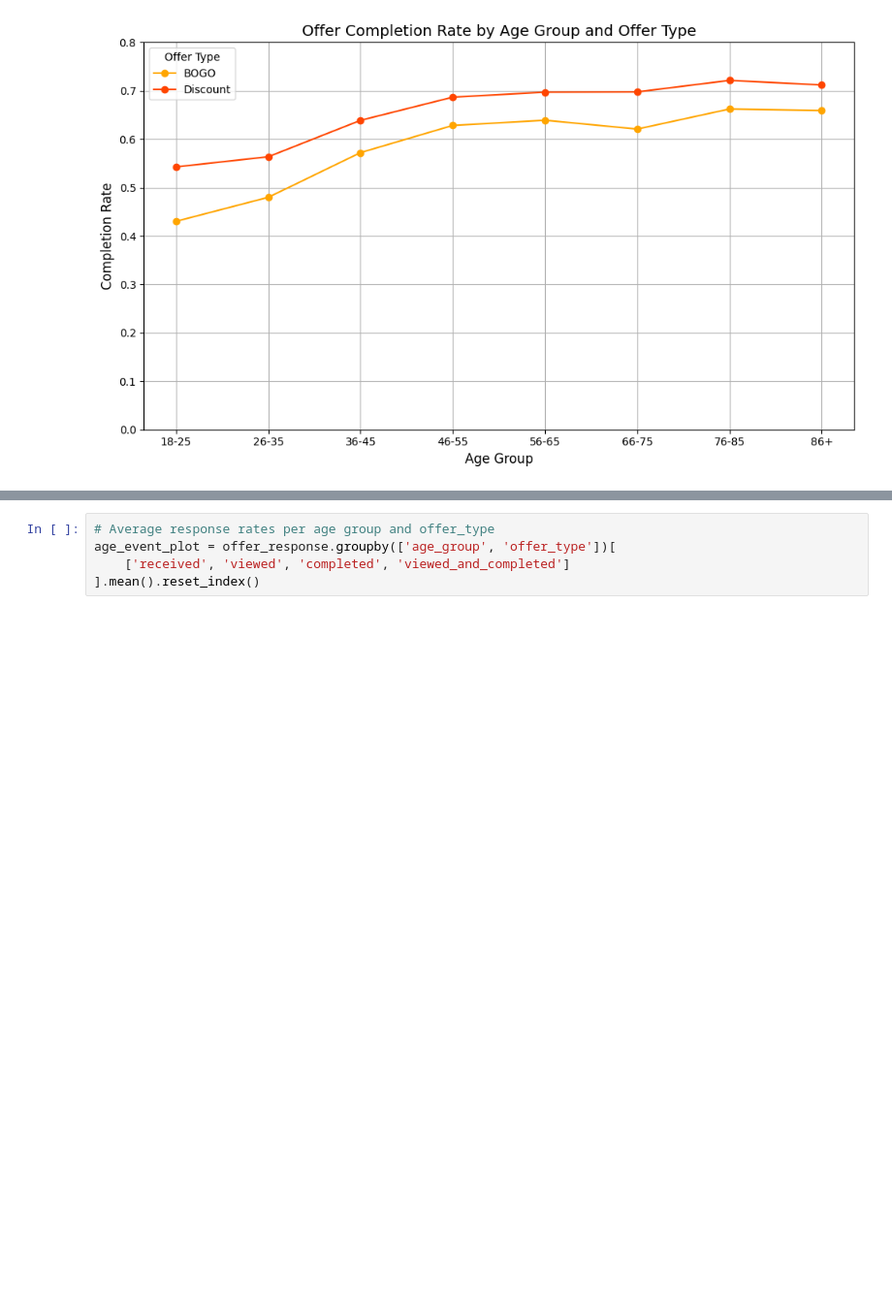
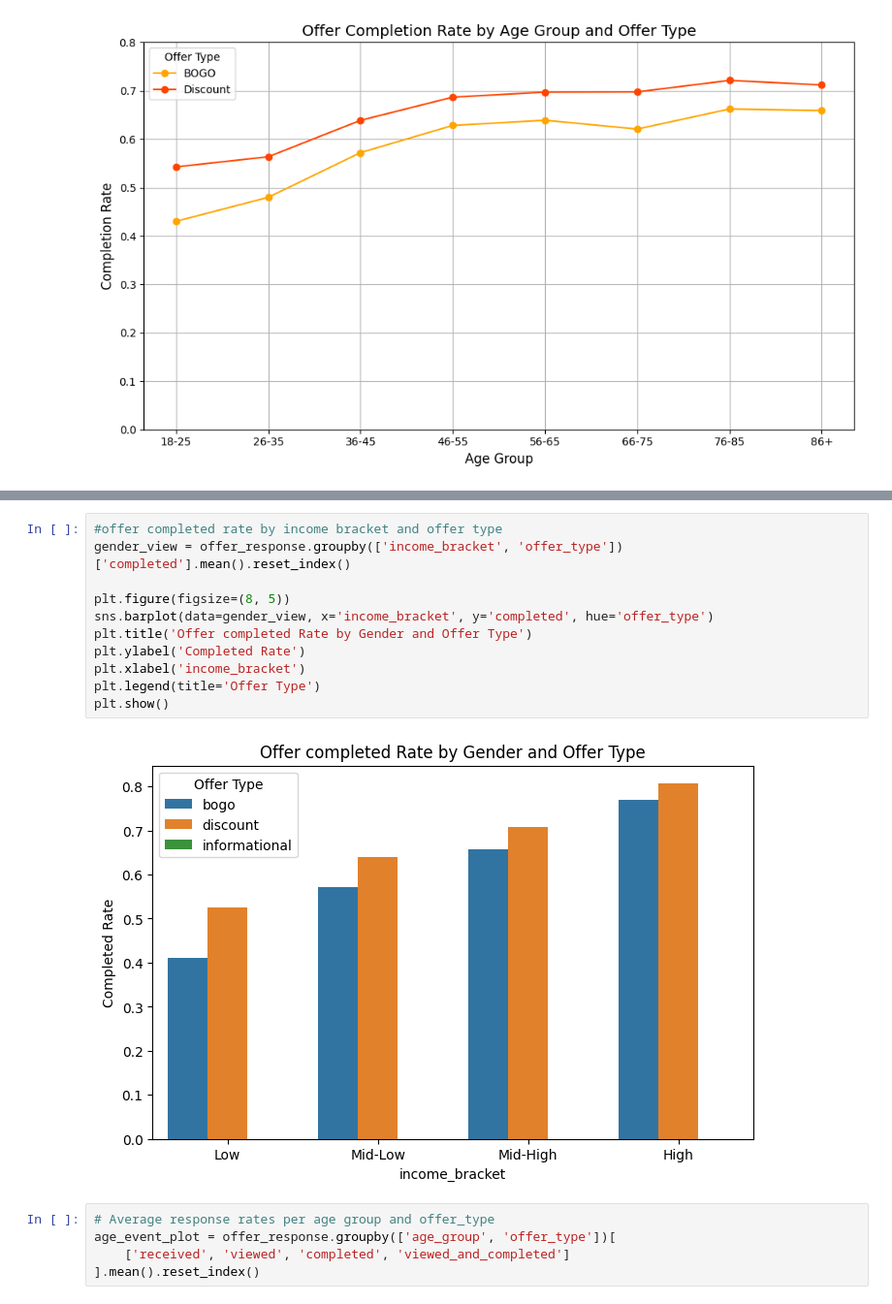
Before and after one commit to Chiamakacm/Starbucks-Capstone-Project, a Jupyter notebook: Starbucks_Capstone_notebook.ipynb, the cells around one changed output, grey strips where cells are left out. Shown at 97% size. Cells and saved outputs as stored; diff of their text form; blank space fills up the shorter version.

```diff
--- a/Starbucks_Capstone_notebook.ipynb
+++ b/Starbucks_Capstone_notebook.ipynb
@@ -1016,3 +1020,16 @@ plt.show()
+# %%
+#offer completed rate by income bracket and offer type
+gender_view = offer_response.groupby(['income_bracket', 'offer_type'])['completed'].mean().reset_index()
+
+plt.figure(figsize=(8, 5))
+sns.barplot(data=gender_view, x='income_bracket', y='completed', hue='offer_type')
+plt.title('Offer completed Rate by Gender and Offer Type')
+plt.ylabel('Completed Rate')
+plt.xlabel('income_bracket')
+plt.legend(title='Offer Type')
+plt.show()
+# %% [output]
+[figure, added]
 # %%
 # Average response rates per age group and offer_type
 age_event_plot = offer_response.groupby(['age_group', 'offer_type'])[
```
Also changed, not shown: parts of 4 cells of this notebook, 2 other files.
